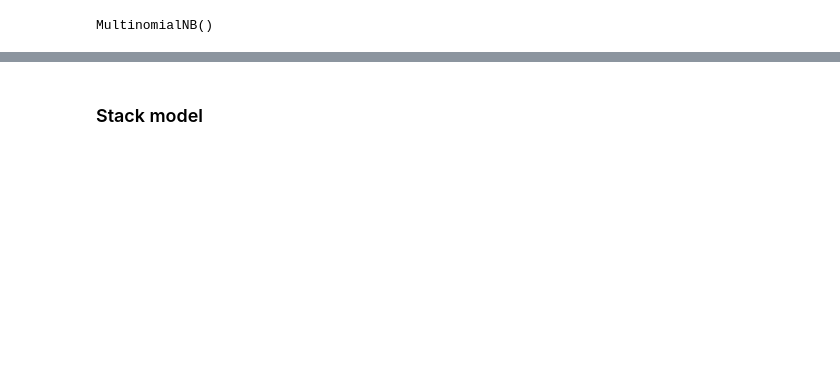
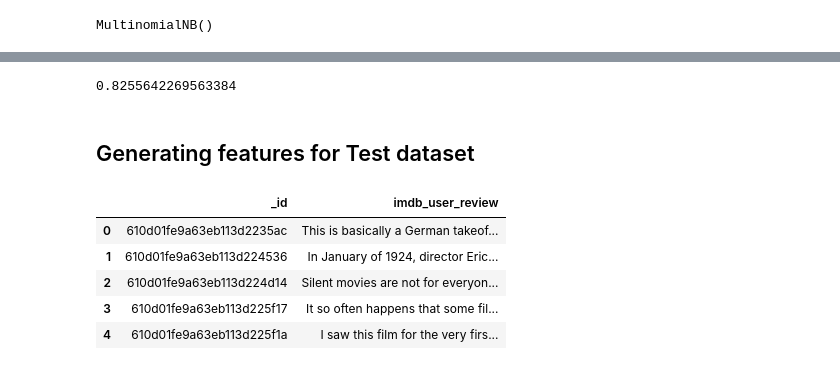
Before and after one commit to happysoymilk/movie-review-classifier, a Jupyter notebook: NLP_FCP_final.ipynb, the cells around one changed output, grey strips where cells are left out. Cells and saved outputs as stored; diff of their text form; code cells hidden in the pictures; blank space fills up the shorter version.

```diff
--- a/NLP_FCP_final.ipynb
+++ b/NLP_FCP_final.ipynb
@@ -2288,2 +2319,20 @@ weighted avg       0.76      0.75      0.76      3227
-# %% [markdown]
-### Stack model
+# %%
+# F1 score
+from sklearn.metrics import f1_score
+f1_score(y_test, y_pred)
+# %% [output]
+0.8255642269563384
+# %% [markdown]
+## Generating features for Test dataset
+# %%
+# read test data
+test = pd.read_csv("test.csv")
+# %%
+test.head()
+# %% [output]
+|  | _id | imdb_user_review |
+| 0 | 610d01fe9a63eb113d2235ac | This is basically a German takeof... |
+| 1 | 610d01fe9a63eb113d224536 | In January of 1924, director Eric... |
+| 2 | 610d01fe9a63eb113d224d14 | Silent movies are not for everyon... |
+| 3 | 610d01fe9a63eb113d225f17 | It so often happens that some fil... |
+| 4 | 610d01fe9a63eb113d225f1a | I saw this film for the very firs... |
```
Also changed, not shown: parts of 28 cells of this notebook, 11 other files.
